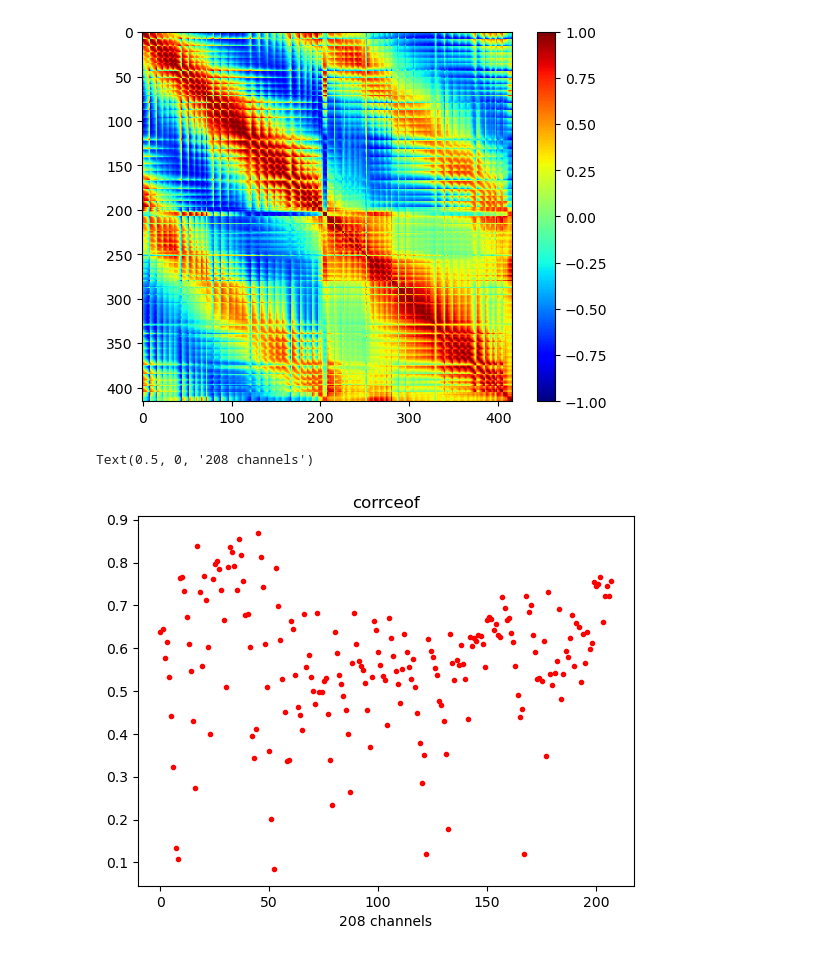
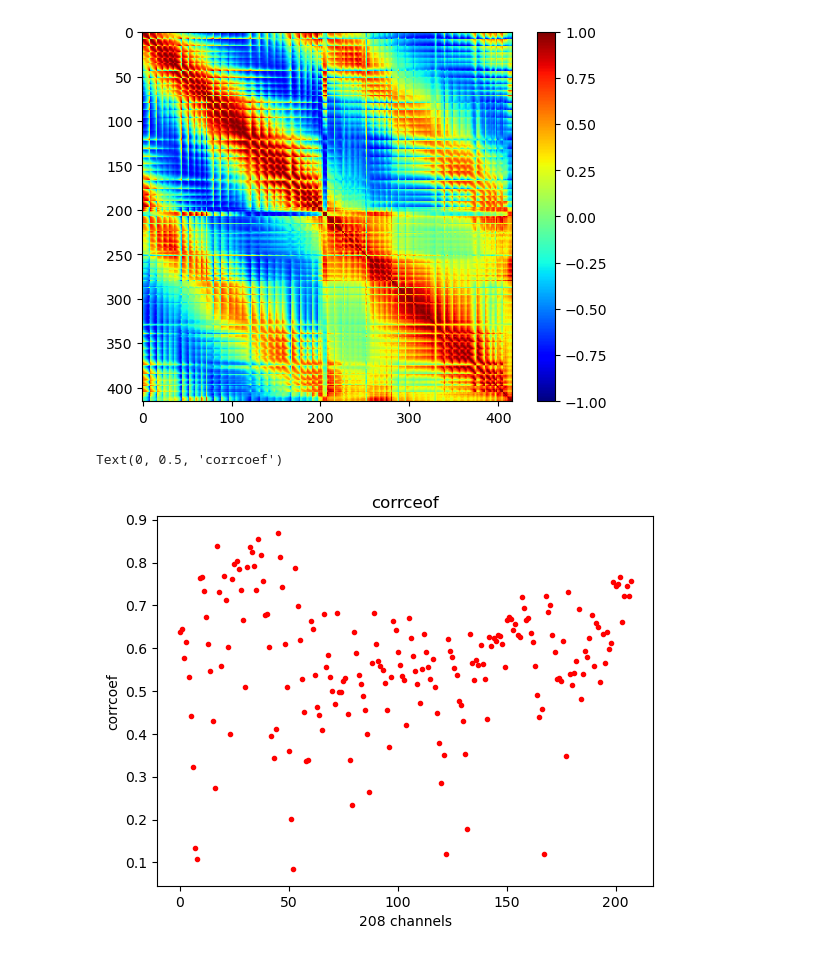
Before and after one commit to zhibinz2/MEG_EEG_Source_Localization, a Jupyter notebook: goodchanEGI_pipeline/step6_correlation.ipynb, the cells around one changed output. Cells and saved outputs as stored; diff of their text form; code cells hidden in the pictures.

```diff
--- a/goodchanEGI_pipeline/step6_correlation.ipynb
+++ b/goodchanEGI_pipeline/step6_correlation.ipynb
@@ -61,10 +61,11 @@ plt.colorbar()
 # %%
 corrcoef208dg=np.zeros((208))
 for i in range(208):
     corrcoef208dg[i]=corr[i,208+i]
 plt.plot(corrcoef208dg,'r.')
 plt.title('corrceof')
 plt.xlabel('208 channels')
+plt.ylabel('corrcoef')
 # %% [output]
-Text(0.5, 0, '208 channels')
+Text(0, 0.5, 'corrcoef')
-[figure, old version]
+[figure, new version]
```
Also changed, not shown: parts of 2 cells of this notebook.
